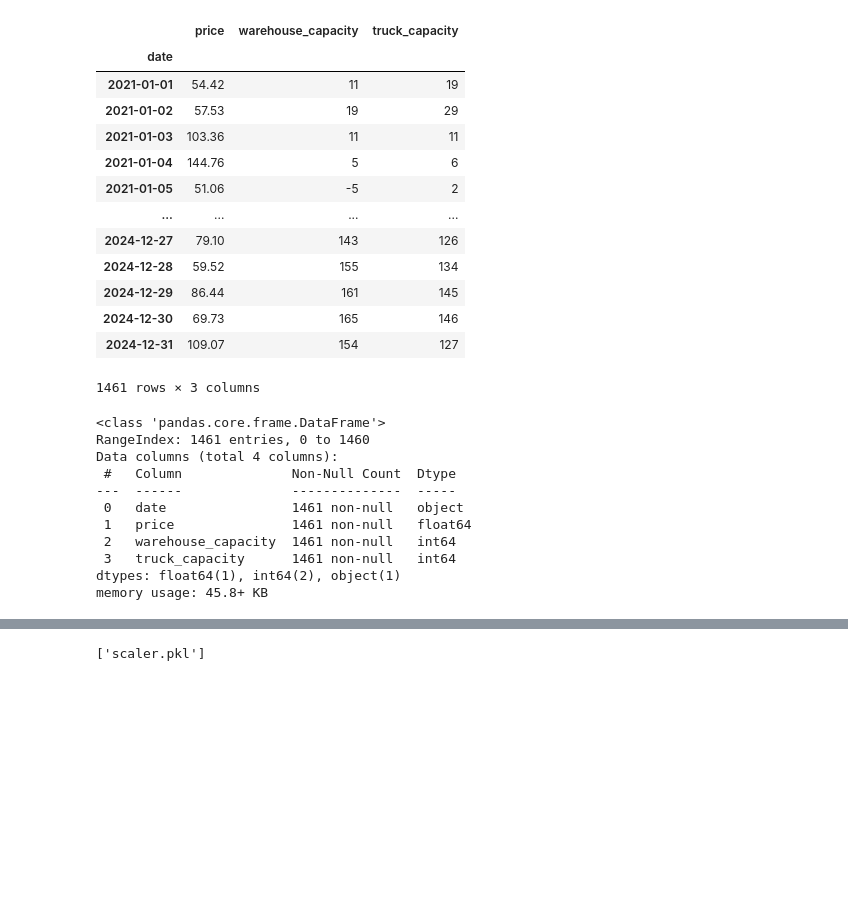
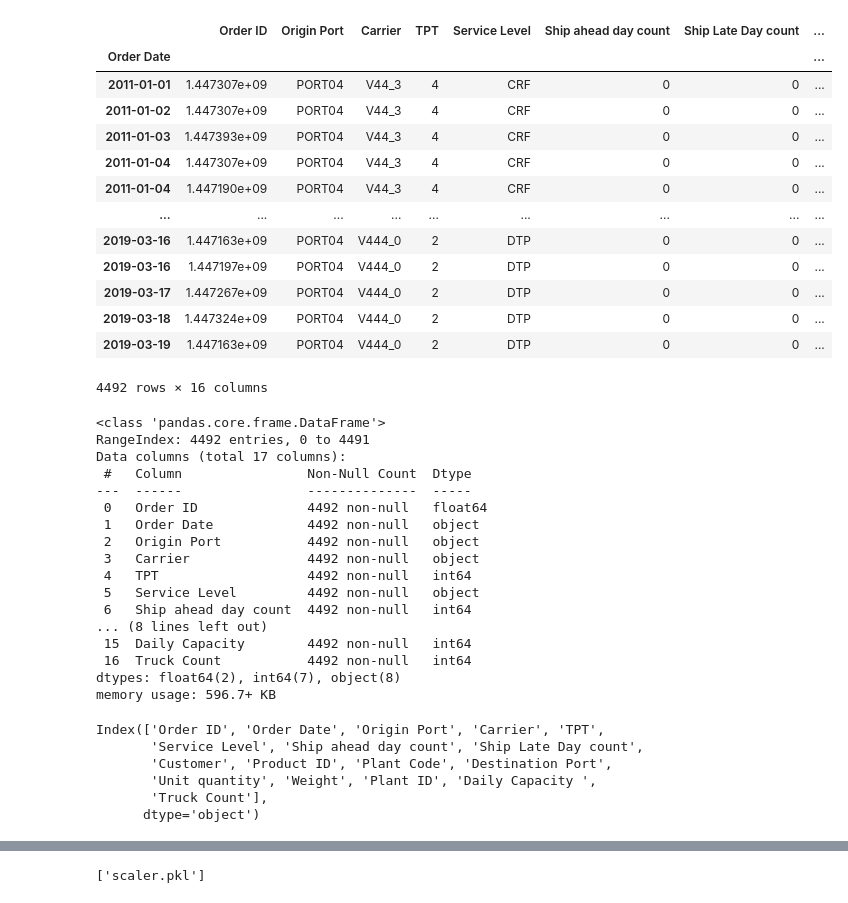
Before and after one commit to LongMystic/Project-3, a Jupyter notebook: create_model.ipynb, the cells around one changed output, grey strips where cells are left out. Cells and saved outputs as stored; diff of their text form; code cells hidden in the pictures; blank space fills up the shorter version.

```diff
--- a/create_model.ipynb
+++ b/create_model.ipynb
@@ -21,34 +21,49 @@ import pandas as pd
 import numpy as np
 import pickle
 # %%
-df = pd.read_csv("data.csv")
-df.set_index("date")
+df = pd.read_csv("./data/cleaned_data.csv")
+df.set_index("Order Date")
 # %% [output]
-|  | price | warehouse_capacity | truck_capacity |
-| date |  |  |  |
-| 2021-01-01 | 54.42 | 11 | 19 |
-| 2021-01-02 | 57.53 | 19 | 29 |
-| 2021-01-03 | 103.36 | 11 | 11 |
-| 2021-01-04 | 144.76 | 5 | 6 |
-| 2021-01-05 | 51.06 | -5 | 2 |
-| ... | ... | ... | ... |
-| 2024-12-27 | 79.10 | 143 | 126 |
-| 2024-12-28 | 59.52 | 155 | 134 |
-| 2024-12-29 | 86.44 | 161 | 145 |
-| 2024-12-30 | 69.73 | 165 | 146 |
-| 2024-12-31 | 109.07 | 154 | 127 |
+|  | Order ID | Origin Port | Carrier | TPT | Service Level | Ship ahead day count | Ship Late Day count | ... |
+| Order Date |  |  |  |  |  |  |  | ... |
+| 2011-01-01 | 1.447307e+09 | PORT04 | V44_3 | 4 | CRF | 0 | 0 | ... |
+| 2011-01-02 | 1.447307e+09 | PORT04 | V44_3 | 4 | CRF | 0 | 0 | ... |
+| 2011-01-03 | 1.447393e+09 | PORT04 | V44_3 | 4 | CRF | 0 | 0 | ... |
+| 2011-01-04 | 1.447307e+09 | PORT04 | V44_3 | 4 | CRF | 0 | 0 | ... |
+| 2011-01-04 | 1.447190e+09 | PORT04 | V44_3 | 4 | CRF | 0 | 0 | ... |
+| ... | ... | ... | ... | ... | ... | ... | ... | ... |
+| 2019-03-16 | 1.447163e+09 | PORT04 | V444_0 | 2 | DTP | 0 | 0 | ... |
+| 2019-03-16 | 1.447197e+09 | PORT04 | V444_0 | 2 | DTP | 0 | 0 | ... |
+| 2019-03-17 | 1.447267e+09 | PORT04 | V444_0 | 2 | DTP | 0 | 0 | ... |
+| 2019-03-18 | 1.447324e+09 | PORT04 | V444_0 | 2 | DTP | 0 | 0 | ... |
+| 2019-03-19 | 1.447163e+09 | PORT04 | V444_0 | 2 | DTP | 0 | 0 | ... |
-1461 rows × 3 columns
+4492 rows × 16 columns
 # %%
 df.info()
 # %% [output]
 <class 'pandas.core.frame.DataFrame'>
-RangeIndex: 1461 entries, 0 to 1460
-Data columns (total 4 columns):
- #   Column              Non-Null Count  Dtype
----  ------              --------------  -----
- 0   date                1461 non-null   object
- 1   price               1461 non-null   float64
- 2   warehouse_capacity  1461 non-null   int64
- 3   truck_capacity      1461 non-null   int64
-dtypes: float64(1), int64(2), object(1)
-memory usage: 45.8+ KB
+RangeIndex: 4492 entries, 0 to 4491
+Data columns (total 17 columns):
+ #   Column                Non-Null Count  Dtype
+---  ------                --------------  -----
+ 0   Order ID              4492 non-null   float64
+ 1   Order Date            4492 non-null   object
+ 2   Origin Port           4492 non-null   object
+ 3   Carrier               4492 non-null   object
+ 4   TPT                   4492 non-null   int64
+ 5   Service Level         4492 non-null   object
+ 6   Ship ahead day count  4492 non-null   int64
+... (8 lines left out)
+ 15  Daily Capacity        4492 non-null   int64
+ 16  Truck Count           4492 non-null   int64
+dtypes: float64(2), int64(7), object(8)
+memory usage: 596.7+ KB
+# %%
+df.columns
+# %% [output]
+Index(['Order ID', 'Order Date', 'Origin Port', 'Carrier', 'TPT',
+       'Service Level', 'Ship ahead day count', 'Ship Late Day count',
+       'Customer', 'Product ID', 'Plant Code', 'Destination Port',
+       'Unit quantity', 'Weight', 'Plant ID', 'Daily Capacity ',
+       'Truck Count'],
+      dtype='object')
```
Also changed, not shown: parts of 13 cells of this notebook.
